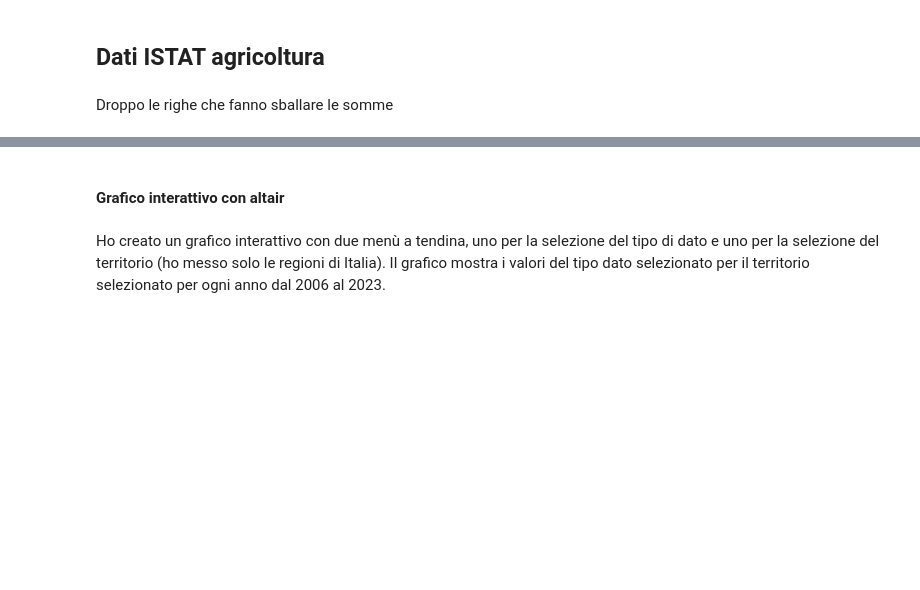
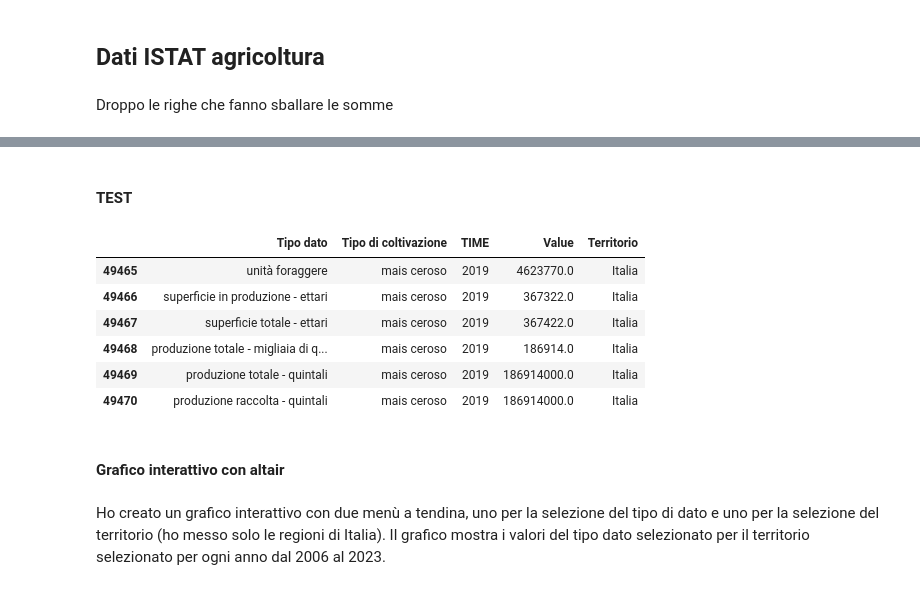
Before and after one commit to AntonioDonnangelo/italian_agriculture_and_protests_analysis, a Jupyter notebook: Codici_Python_definitivi/DMML_DVDJ.ipynb, the cells around one changed output, grey strips where cells are left out. Cells and saved outputs as stored; diff of their text form; code cells hidden in the pictures; blank space fills up the shorter version.

```diff
--- a/Codici_Python_definitivi/DMML_DVDJ.ipynb
+++ b/Codici_Python_definitivi/DMML_DVDJ.ipynb
@@ -45,7 +45,9 @@ Droppo le righe che fanno sballare le somme
 rows_to_delete = ['grano invernale e farro', 'grano primaverile e farro', 'orzo invernale, orzo primaverile',
                      'uve per vini dop', 'uve per vini igp', 'uve per altri vini (escluso dop e igp)', 'olive da tavola',
                      'altre olive', 'olive da olio', 'limoni e lime acidi', 'champignons',
-                     'altri funghi coltivati diversi dagli champignons']
+                     'altri funghi coltivati diversi dagli champignons', 'vino D.O.C. e D.O.C.G.', 'vino I.G.T.',
+                     'vino', 'vino da tavola', 'vino bianco da tavola', 'vino rosso e rosato da tavola', 'vino D:O:P:', 'vino D:O:P: bianco',
+                     'vino D:O:P: rosso e rosato', 'vino I.G.P.', 'vino I.G.P. bianco', 'vino I.G.P. rosso e rosato', 'olio di oliva']
 # %%
 # Filtro via le righe che non mi interessano
 data_filtered3 = data_filtered3[~data_filtered3["Tipo di coltivazione"].isin(rows_to_delete)]
@@ -52 +129,16 @@ data_filtered3 = data_filtered3[~data_filtered3["Tipo di coltivazione"].isin(row
+# %% [markdown]
+#### TEST
+# %%
+mais = result[result['Territorio'] == 'Italia']
+mais2 = mais[mais['Tipo di coltivazione'] == 'mais ceroso']
+mais3 = mais2[mais2['TIME'] == 2019]
+mais3
+# %% [output]
+|  | Tipo dato | Tipo di coltivazione | TIME | Value | Territorio |
+| 49465 | unità foraggere | mais ceroso | 2019 | 4623770.0 | Italia |
+| 49466 | superficie in produzione - ettari | mais ceroso | 2019 | 367322.0 | Italia |
+| 49467 | superficie totale - ettari | mais ceroso | 2019 | 367422.0 | Italia |
+| 49468 | produzione totale - migliaia di q... | mais ceroso | 2019 | 186914.0 | Italia |
+| 49469 | produzione totale - quintali | mais ceroso | 2019 | 186914000.0 | Italia |
+| 49470 | produzione raccolta - quintali | mais ceroso | 2019 | 186914000.0 | Italia |
 # %%
```
Also changed, not shown: parts of 7 cells of this notebook, 3 other files.
